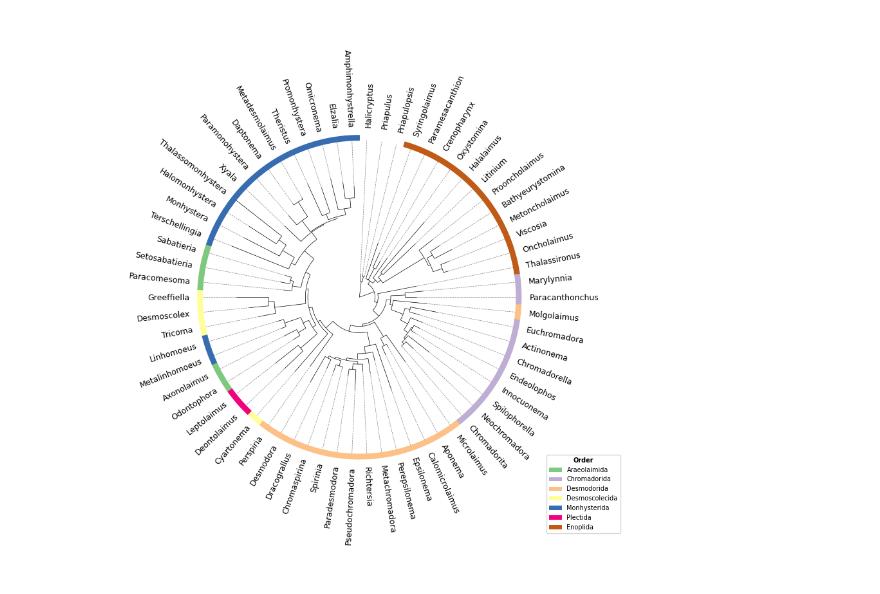
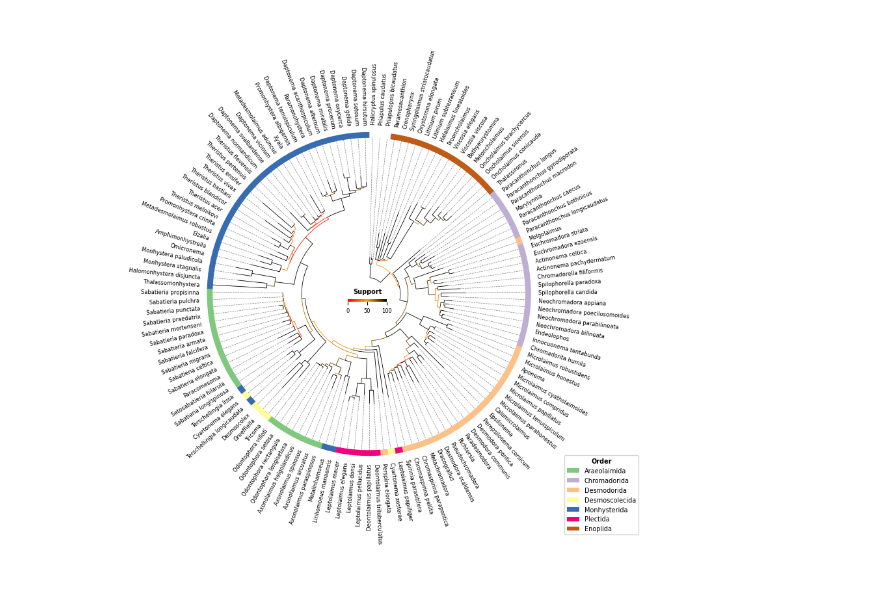
Before and after one commit to Dzee97/Thesis_NemaPred, a Jupyter notebook: notebooks/tree_vis.ipynb, the cells around one changed output. Saved outputs shown, nothing was run; the diff lists cells and outputs as text; code cells hidden in the pictures.

```diff
--- a/notebooks/tree_vis.ipynb
+++ b/notebooks/tree_vis.ipynb
@@ -2,48 +2,87 @@
 from pathlib import Path
 
 import pandas as pd
+from matplotlib.cm import ScalarMappable
+from matplotlib.colors import LinearSegmentedColormap, Normalize
 from matplotlib.patches import Patch
+from matplotlib.pyplot import get_cmap
 from pycirclize import Circos
 from pycirclize.utils import ColorCycler
 
-TREE_PATH = Path("../data/processed/raxml/Final_tree_18S.raxml.bestTree")
+TREE_PATH = Path("../data/processed/raxml/Final_tree_18S.raxml.support")
 TRAIT_PATH = Path("../data/processed/Trait_data.csv")
 # %%
 circos, tv = Circos.initialize_from_tree(
     TREE_PATH,
-    leaf_label_size=9,
-    r_lim=(0,97),
+    leaf_label_size=6,
+    r_lim=(10,97),
     ladderize=True,
-    leaf_label_rmargin=8
+    leaf_label_rmargin=8,
+    label_formatter=lambda t: t.replace("_", " ")
 )
+
+norm = Normalize(vmin=0, vmax=100)
+cmap = LinearSegmentedColormap.from_list('BlackRed', ['red', 'orange', 'black'])
+
+for clade in tv.tree.find_clades():
+    if clade.confidence is not None:
+        confidence = clade.confidence
+    else:
+        confidence = 100
+
+    color = cmap(norm(confidence))
+
+    tv.set_node_line_props(clade.name, color=color, lw=0.6, descendent=False)
 
 df = pd.read_csv(TRAIT_PATH, index_col="worms_genus")
 
 sector = tv.track.parent_sector
 track = sector.add_track((97,100))
 ColorCycler.set_cmap("Accent")
 group_color = {order: ColorCycler() for order in df.worms_order.unique()}
 for i, label in enumerate(tv.leaf_labels):
-    if label not in df.index:
+    genus = label.split("_")[0]
+
+    if genus not in df.index:
         continue
 
     track.rect(
         start=i,
         end=i+1,
-        color=group_color[df.loc[label].worms_order],
+        color=group_color[df.loc[genus].worms_order],
         lw=1
     )
-
 
 fig = circos.plotfig()
 
 _ = fig.legend(
     handles=[Patch(label=order, fc=color) for order, color in group_color.items()],
     loc="upper left",
     fontsize=7,
     bbox_to_anchor=(0.85,0.2),
     title="Order",
     title_fontproperties={'weight':'bold', "size": 7}
 )
+
+
+cax = fig.add_axes((0.44, 0.49, 0.075, 0.005))
+cax.set_title("Support", fontsize=7, fontweight="bold")
+
+sm = ScalarMappable(norm=norm, cmap=cmap)
+sm.set_array([])
+
+cbar = fig.colorbar(sm, cax=cax, orientation="horizontal", )
+cbar.outline.set_visible(False)
+cbar.ax.tick_params(labelsize=6)
+
+
+
+#cax = fig.add_axes(rect=(0.5, 0.5, 0.1, 0.01))
+#sm = ScalarMappable(norm=norm, cmap=cmap)
+#sm.set_array([])
+
+#cbar = fig.colorbar(sm, cax=cax, orientation="horizontal")
+#cax.set_title("Support", fontsize=8, fontweight="bold")
+#cbar.outline.set_visible(False)
 # %% [output]
-[figure, old version]
+[figure, new version]
```
Also changed, not shown: 3 other files.
